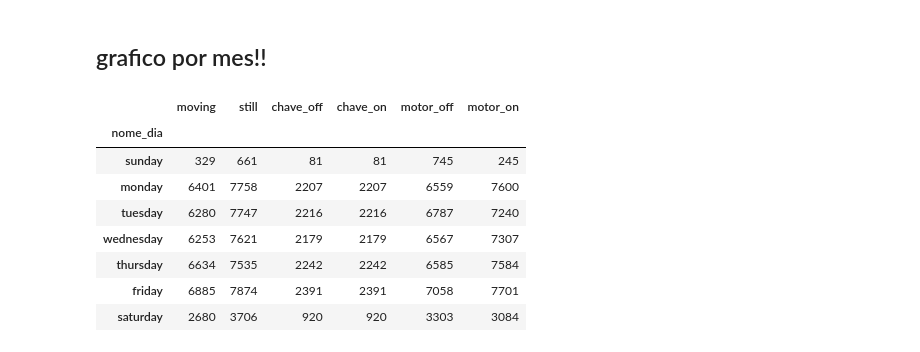
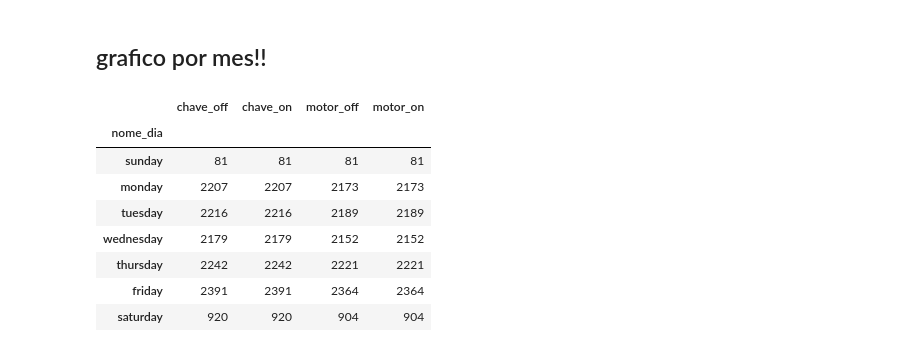
Before and after one commit to CAIOZANETTI/gps_maquina, a Jupyter notebook: etl_tabela_gps.ipynb, the cells around one changed output. Cells and saved outputs as stored; diff of their text form; code cells hidden in the pictures.

```diff
--- a/etl_tabela_gps.ipynb
+++ b/etl_tabela_gps.ipynb
@@ -308,43 +308,41 @@ display(df_locais)
 # %%
 def df_count_query_merge(df:pd.DataFrame,coluna:str,querys:dict)->pd.DataFrame:
 
     i=0
     for nome,query in querys.items():
         if i==0:
             df1 = df.query(query)
             df1 = df1[coluna].value_counts().reset_index()
             df1.columns=['nome_dia',nome]
         else:
             df2 = df.query(query)
             #display(i,query,df2)
             df2 = df2[coluna].value_counts().reset_index()
             df2.columns=['nome_dia',nome]
             df3 = pd.merge(df2,df1,on='nome_dia',how='outer')
             #display(i,df2,df1)
             df1=df3
         i+=1
     df3.set_index('nome_dia',inplace=True)
     days_order = ['sunday', 'monday', 'tuesday', 'wednesday', 'thursday', 'friday', 'saturday']
     df3 = df3.reindex(index=days_order)
     return df3
 
 querys = {
-    'motor_on':'motor_ligado==True',
-    'motor_off':'motor_ligado==False',
+    'motor_on':'atividade == "arranque_do_motor"',
+    'motor_off':'atividade == "paragem_do_motor"',
     'chave_on':'atividade == "chave_ligada"',
     'chave_off':'atividade == "chave_desligada"',
-    'still':'raio_m == 0',
-    'moving':'raio_m>0',
 }
 df3 = df_count_query_merge(df1,'nome_dia',querys)
 df3
 # %% [output]
-|  | moving | still | chave_off | chave_on | motor_off | motor_on |
-| nome_dia |  |  |  |  |  |  |
-| sunday | 329 | 661 | 81 | 81 | 745 | 245 |
-| monday | 6401 | 7758 | 2207 | 2207 | 6559 | 7600 |
-| tuesday | 6280 | 7747 | 2216 | 2216 | 6787 | 7240 |
-| wednesday | 6253 | 7621 | 2179 | 2179 | 6567 | 7307 |
-| thursday | 6634 | 7535 | 2242 | 2242 | 6585 | 7584 |
-| friday | 6885 | 7874 | 2391 | 2391 | 7058 | 7701 |
-| saturday | 2680 | 3706 | 920 | 920 | 3303 | 3084 |
+|  | chave_off | chave_on | motor_off | motor_on |
+| nome_dia |  |  |  |  |
+| sunday | 81 | 81 | 81 | 81 |
+| monday | 2207 | 2207 | 2173 | 2173 |
+| tuesday | 2216 | 2216 | 2189 | 2189 |
+| wednesday | 2179 | 2179 | 2152 | 2152 |
+| thursday | 2242 | 2242 | 2221 | 2221 |
+| friday | 2391 | 2391 | 2364 | 2364 |
+| saturday | 920 | 920 | 904 | 904 |
```
Also changed, not shown: parts of 5 cells of this notebook, 2 other files.
